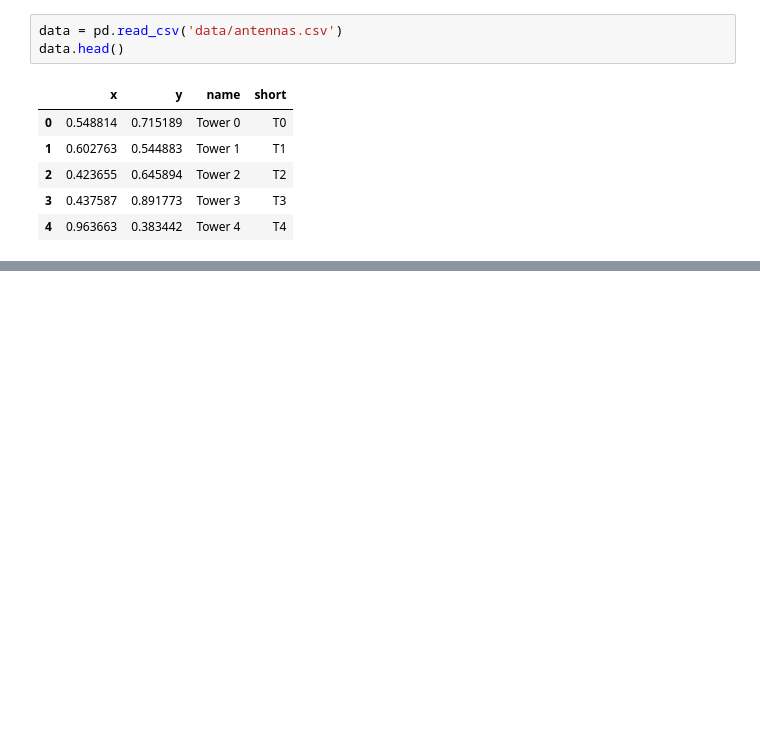
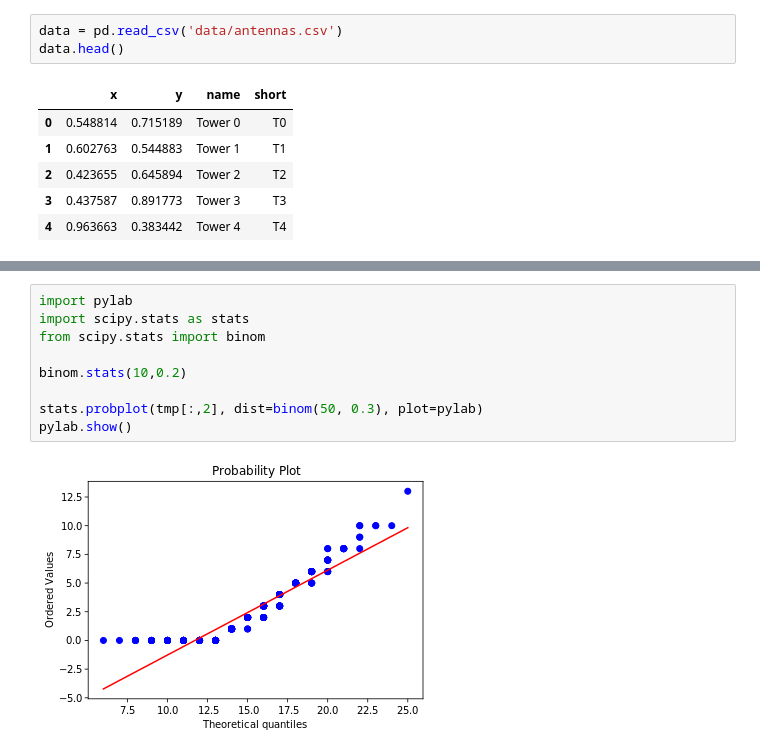
Before and after one commit to fstovarr/stochastic-models, a Jupyter notebook: graphs-project/graph.ipynb, the cells around one changed output, grey strips where cells are left out. Drawn from its saved outputs; the diff is of its cells as text; blank space fills up the shorter version.

```diff
--- a/graphs-project/graph.ipynb
+++ b/graphs-project/graph.ipynb
@@ -281,0 +315,11 @@ Direction {'deg': 172, 'rad': 3.0019663134302466}, position: {'x': 0, 'y': 0}
+# %%
+import pylab
+import scipy.stats as stats
+from scipy.stats import binom
+
+binom.stats(10,0.2)
+
+stats.probplot(tmp[:,2], dist=binom(50, 0.3), plot=pylab)
+pylab.show()
+# %% [output]
+[figure, added]
```
Also changed, not shown: parts of 21 cells of this notebook, 10 other files.
